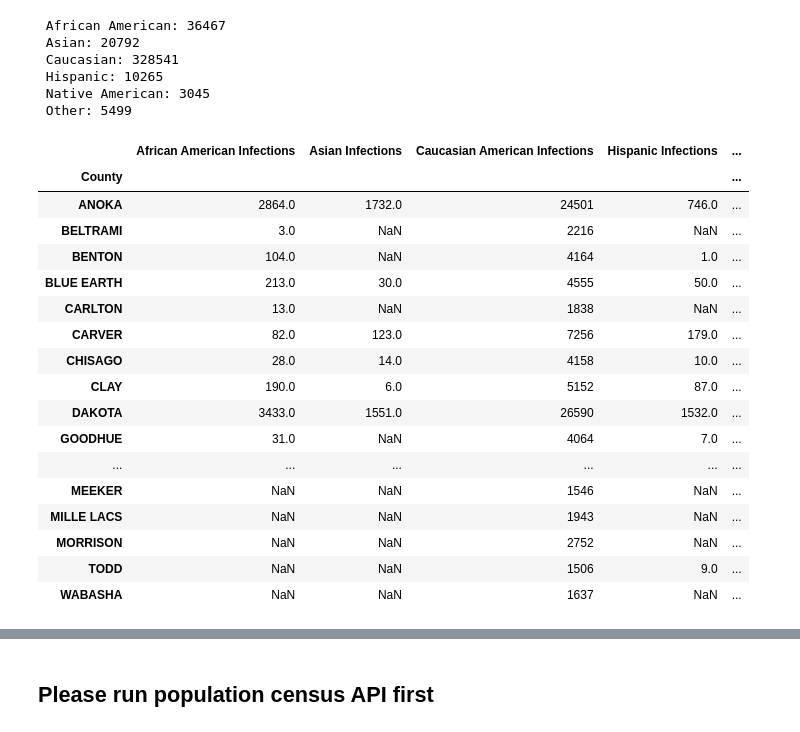
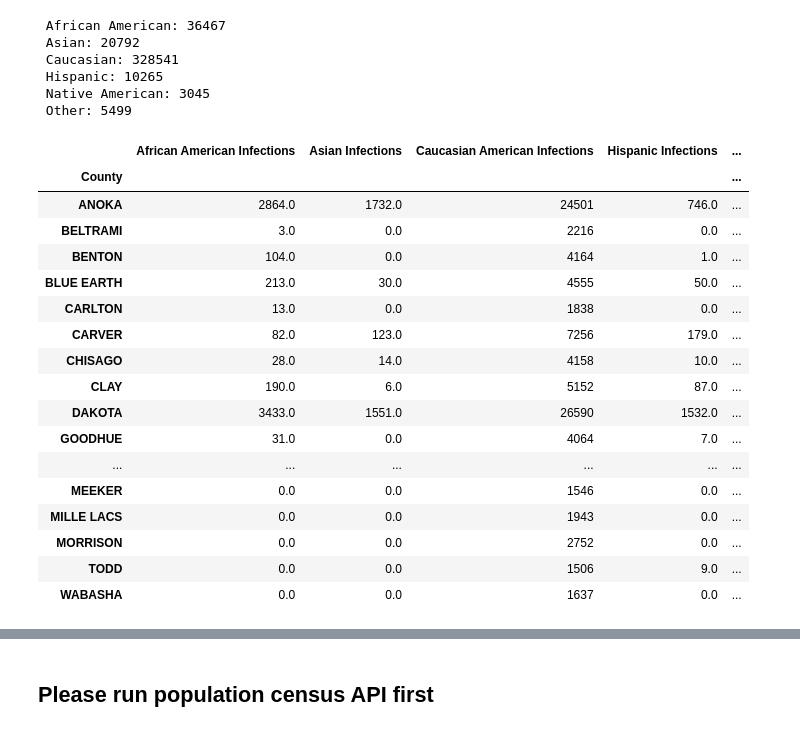
Before and after one commit to tlenzmeier58/Project_1, a Jupyter notebook: working.ipynb, the cells around one changed output, grey strips where cells are left out. Drawn from its saved outputs; the diff is of its cells as text; code cells hidden in the pictures.

```diff
--- a/working.ipynb
+++ b/working.ipynb
@@ -349,29 +349,29 @@ african_american_asian_caucasian_hispanic_native_american_combined_df = pd.merge
 # %%
 # Rename columns. FINAL summary table
 comprehensive_df = pd.merge(african_american_asian_caucasian_hispanic_native_american_combined_df, cdc_infections_other_sum_df, on=['County'], how = "outer")
 comprehensive_df.columns = ['African American Infections', 'Asian Infections', 'Caucasian American Infections', 'Hispanic Infections', 'Native American Infections', 'Other Infections']
 comprehensive_df
-# comprehensive_clean_df = comprehensive_df.fillna(0)
-# comprehensive_clean_df
+comprehensive_clean_df = comprehensive_df.fillna(0)
+comprehensive_clean_df
 # %% [output]
 |  | African American Infections | Asian Infections | Caucasian American Infections | Hispanic Infections | ... |
 | County |  |  |  |  | ... |
 | ANOKA | 2864.0 | 1732.0 | 24501 | 746.0 | ... |
-| BELTRAMI | 3.0 | NaN | 2216 | NaN | ... |
-| BENTON | 104.0 | NaN | 4164 | 1.0 | ... |
+| BELTRAMI | 3.0 | 0.0 | 2216 | 0.0 | ... |
+| BENTON | 104.0 | 0.0 | 4164 | 1.0 | ... |
 | BLUE EARTH | 213.0 | 30.0 | 4555 | 50.0 | ... |
-| CARLTON | 13.0 | NaN | 1838 | NaN | ... |
+| CARLTON | 13.0 | 0.0 | 1838 | 0.0 | ... |
 | CARVER | 82.0 | 123.0 | 7256 | 179.0 | ... |
 | CHISAGO | 28.0 | 14.0 | 4158 | 10.0 | ... |
 | CLAY | 190.0 | 6.0 | 5152 | 87.0 | ... |
 | DAKOTA | 3433.0 | 1551.0 | 26590 | 1532.0 | ... |
-| GOODHUE | 31.0 | NaN | 4064 | 7.0 | ... |
+| GOODHUE | 31.0 | 0.0 | 4064 | 7.0 | ... |
 | ... | ... | ... | ... | ... | ... |
-| MEEKER | NaN | NaN | 1546 | NaN | ... |
-| MILLE LACS | NaN | NaN | 1943 | NaN | ... |
-| MORRISON | NaN | NaN | 2752 | NaN | ... |
-| TODD | NaN | NaN | 1506 | 9.0 | ... |
-| WABASHA | NaN | NaN | 1637 | NaN | ... |
+| MEEKER | 0.0 | 0.0 | 1546 | 0.0 | ... |
+| MILLE LACS | 0.0 | 0.0 | 1943 | 0.0 | ... |
+| MORRISON | 0.0 | 0.0 | 2752 | 0.0 | ... |
+| TODD | 0.0 | 0.0 | 1506 | 9.0 | ... |
+| WABASHA | 0.0 | 0.0 | 1637 | 0.0 | ... |
 # %% [markdown]
 ![image.png](attachment:image.png)
 ![image-2.png](attachment:image-2.png)
```
Also changed, not shown: parts of 11 cells of this notebook, 8 other files.
